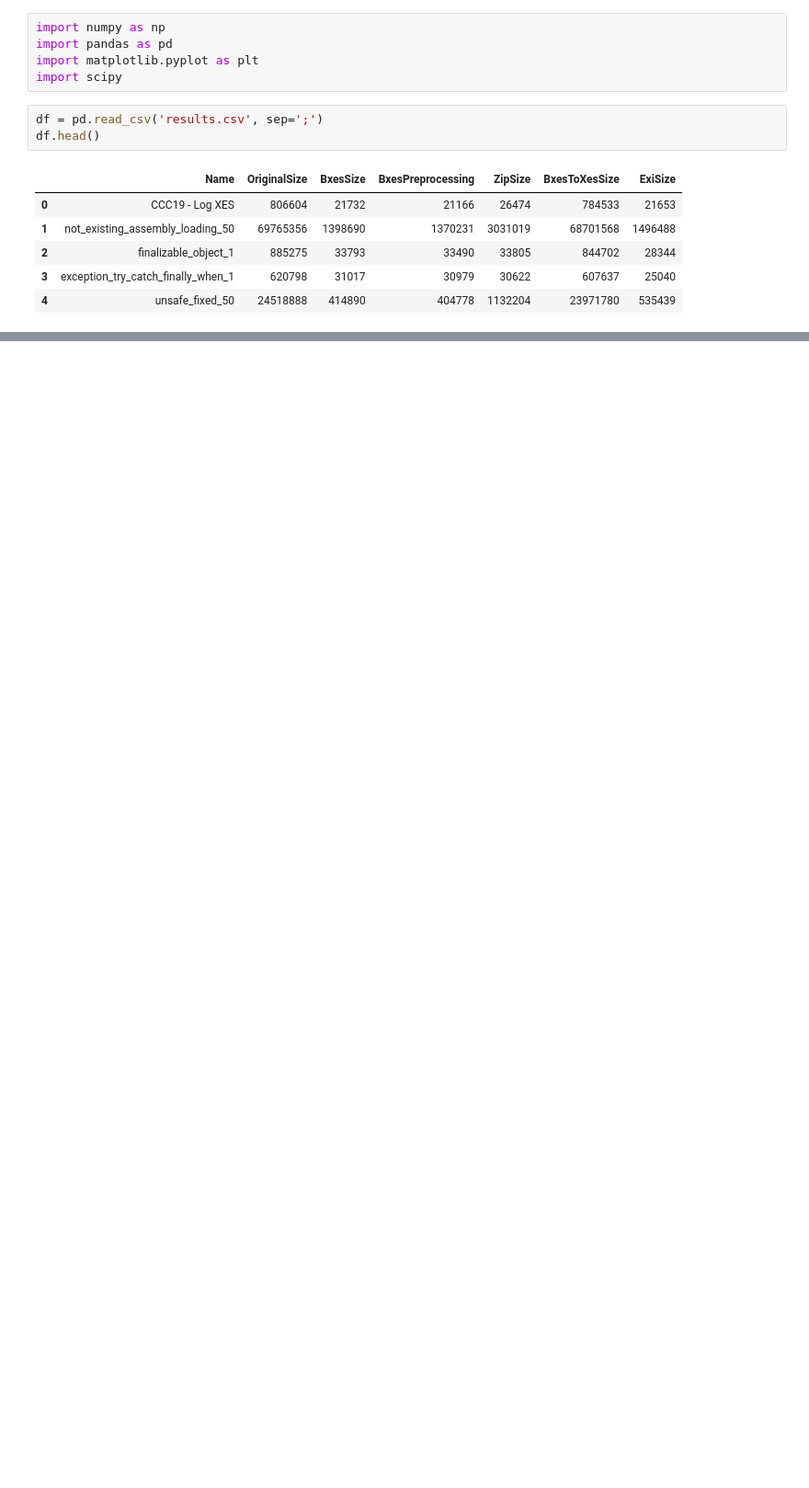
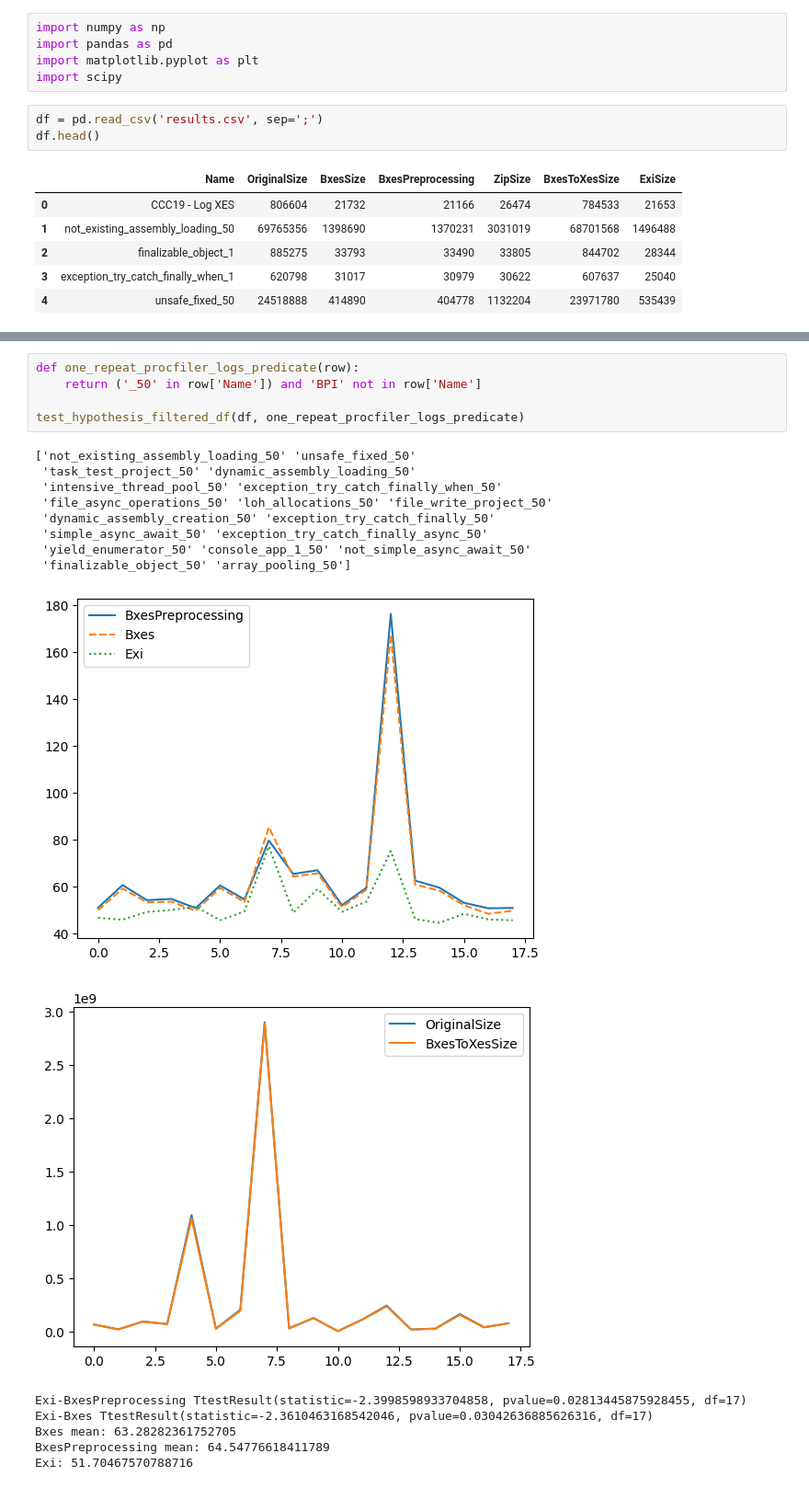
Before and after one commit to PM-IDE/bxes, a Jupyter notebook: research/main.ipynb, the cells around one changed output, grey strips where cells are left out. Shown: that part at 92% size. Cells and saved outputs as stored; diff of their text form; blank space fills up the shorter version.

```diff
--- a/research/main.ipynb
+++ b/research/main.ipynb
@@ -48,0 +128,21 @@ Exi: 47.36671226539508
+# %%
+def one_repeat_procfiler_logs_predicate(row):
+    return ('_50' in row['Name']) and 'BPI' not in row['Name']
+
+test_hypothesis_filtered_df(df, one_repeat_procfiler_logs_predicate)
+# %% [output]
+['not_existing_assembly_loading_50' 'unsafe_fixed_50'
+ 'task_test_project_50' 'dynamic_assembly_loading_50'
+ 'intensive_thread_pool_50' 'exception_try_catch_finally_when_50'
+ 'file_async_operations_50' 'loh_allocations_50' 'file_write_project_50'
+ 'dynamic_assembly_creation_50' 'exception_try_catch_finally_50'
+ 'simple_async_await_50' 'exception_try_catch_finally_async_50'
+ 'yield_enumerator_50' 'console_app_1_50' 'not_simple_async_await_50'
+ 'finalizable_object_50' 'array_pooling_50']
+[figure, added]
+[figure, added]
+Exi-BxesPreprocessing TtestResult(statistic=-2.3998598933704858, pvalue=0.02813445875928455, df=17)
+Exi-Bxes TtestResult(statistic=-2.3610463168542046, pvalue=0.03042636885626316, df=17)
+Bxes mean: 63.28282361752705
+BxesPreprocessing mean: 64.54776618411789
+Exi: 51.70467570788716
```
Also changed, not shown: parts of 8 cells of this notebook.
